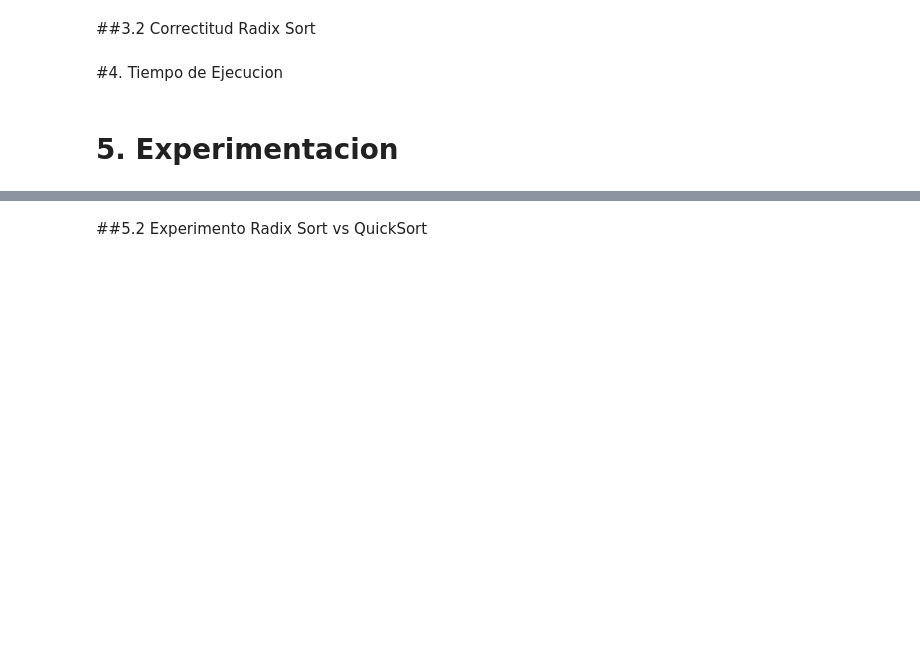
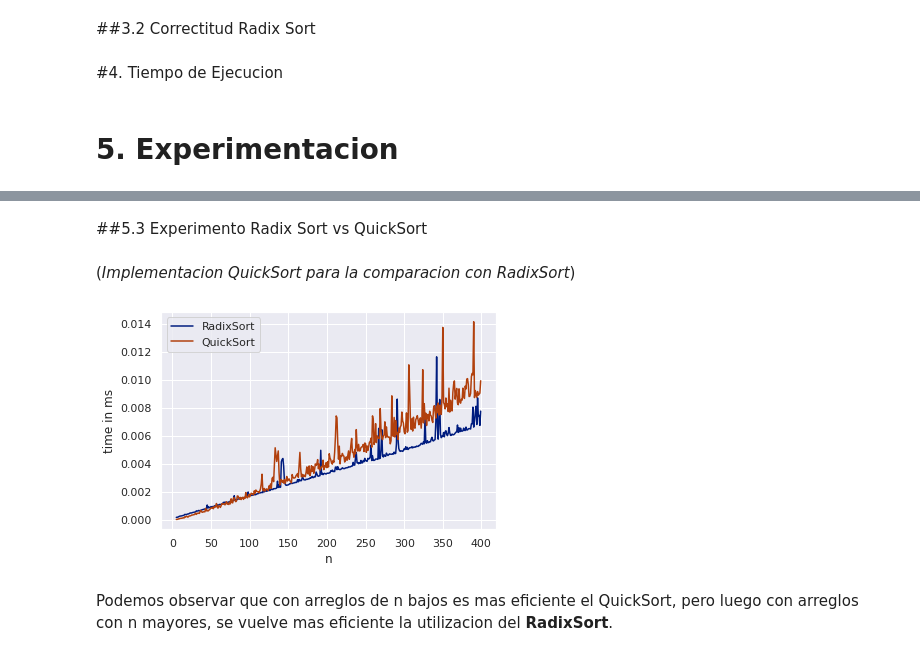
Before and after one commit to Jmorgado125/ADA-Informes, a Jupyter notebook: RadixSort.ipynb, the cells around one changed output, grey strips where cells are left out. Saved outputs shown, nothing was run; the diff lists cells and outputs as text; code cells hidden in the pictures; blank space fills up the shorter version.

```diff
--- a/RadixSort.ipynb
+++ b/RadixSort.ipynb
@@ -47,2 +221,4 @@ El algoritmo recibe un arreglo de entrada A y retorna un arreglo ordenado B. Ade
 # %% [markdown]
-##5.2 Experimento Radix Sort vs QuickSort
+##5.3 Experimento Radix Sort vs QuickSort
+# %% [markdown]
+(*Implementacion QuickSort para la comparacion con RadixSort*)
@@ -48,0 +249,41 @@ El algoritmo recibe un arreglo de entrada A y retorna un arreglo ordenado B. Ade
+# %%
+import matplotlib.pyplot as plt
+import seaborn as sns
+import datetime
+import random
+from timeit import repeat
+
+%matplotlib inline
+
+sns.set(context='notebook', style='darkgrid', palette='dark')
+
+x=[]; x2 =[]
+y=[]; y2=[]
+
+for n in range(5,400):
+
+  a = random.sample(range(1, 1000), n)
+  t = repeat(setup="from __main__ import radixSort", stmt=f"radixSort({a})", repeat=1, number=10)
+
+  x.append(n)
+  y.append(t)
+
+for n in range(5,400):
+
+  a = random.sample(range(1, 1000), n)
+  t = repeat(setup="from __main__ import quick_sort", stmt=f"quick_sort({a},{0},{len(a)-1})", repeat=1, number=10)
+
+  x2.append(n)
+  y2.append(t)
+
+plt.plot(x,y)
+plt.plot(x2,y2)
+plt.legend(["RadixSort", "QuickSort"])
+
+plt.xlabel('n')
+plt.ylabel('time in ms')
+plt.show()
+# %% [output]
+[figure, added]
+# %% [markdown]
+Podemos observar que con arreglos de n bajos es mas eficiente el QuickSort, pero luego con arreglos con n mayores, se vuelve mas eficiente la utilizacion del **RadixSort**.
```
Also changed, not shown: parts of 16 cells of this notebook.
